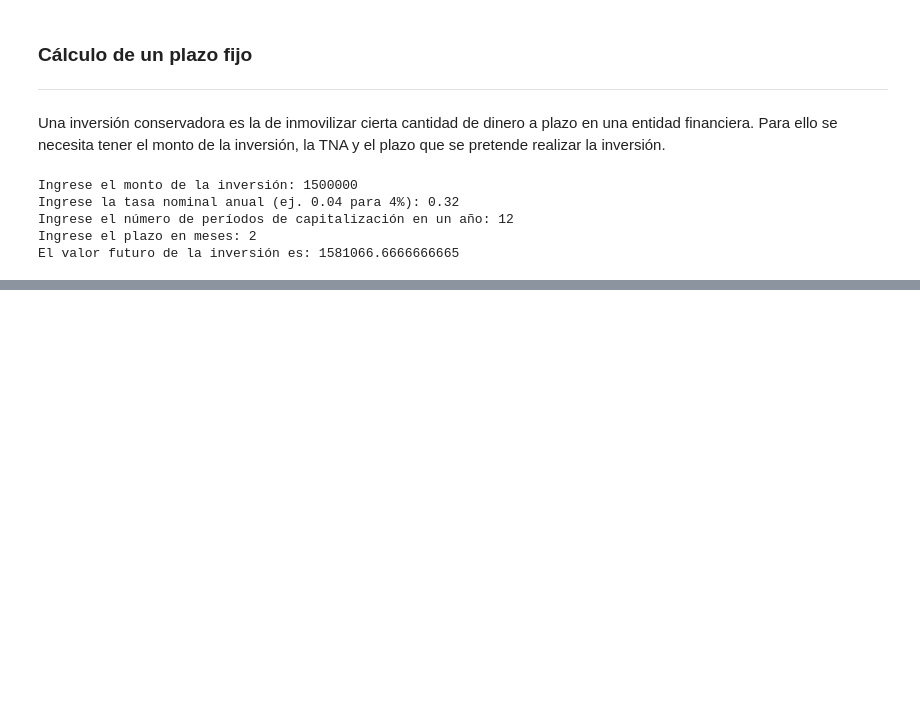
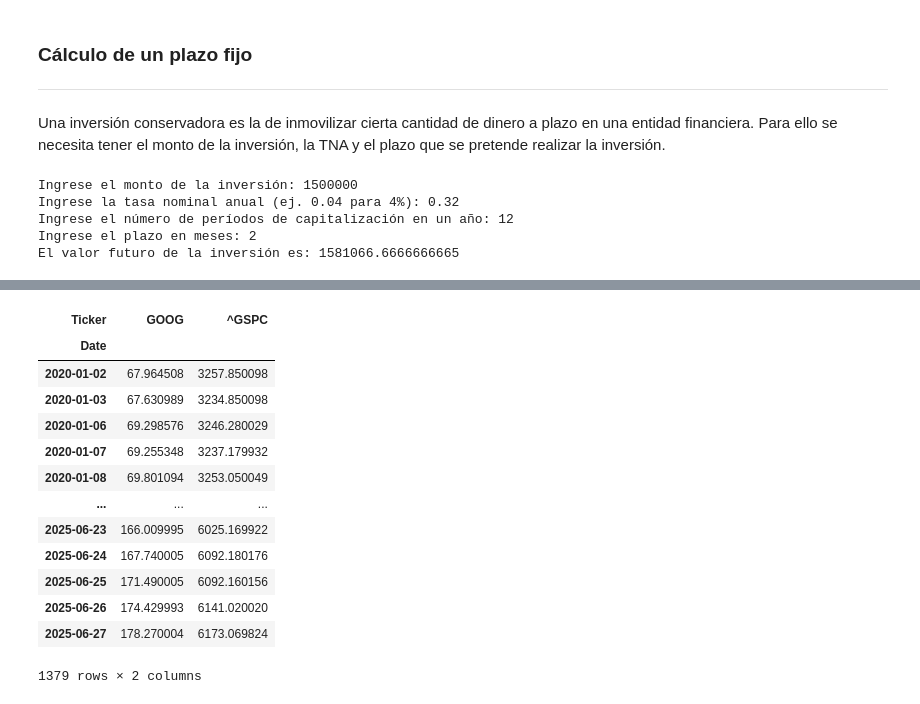
Before and after one commit to sbernasconi1975/financiero04, a Jupyter notebook: financiero04[v10].ipynb, the cells around one changed output, grey strips where cells are left out. Cells and saved outputs as stored; diff of their text form; code cells hidden in the pictures; blank space fills up the shorter version.

```diff
--- a/financiero04[v10].ipynb
+++ b/financiero04[v10].ipynb
@@ -235,0 +300,19 @@ El valor futuro de la inversión es: 1581066.6666666665
+# %%
+# Crear una tabla con los precios de cierre utilizando los datos de la tabla data
+data = data["Close"][["GOOG", "^GSPC"]]
+data
+# %% [output]
+| Ticker | GOOG | ^GSPC |
+| Date |  |  |
+| 2020-01-02 | 67.964508 | 3257.850098 |
+| 2020-01-03 | 67.630989 | 3234.850098 |
+| 2020-01-06 | 69.298576 | 3246.280029 |
+| 2020-01-07 | 69.255348 | 3237.179932 |
+| 2020-01-08 | 69.801094 | 3253.050049 |
+| ... | ... | ... |
+| 2025-06-23 | 166.009995 | 6025.169922 |
+| 2025-06-24 | 167.740005 | 6092.180176 |
+| 2025-06-25 | 171.490005 | 6092.160156 |
+| 2025-06-26 | 174.429993 | 6141.020020 |
+| 2025-06-27 | 178.270004 | 6173.069824 |
+1379 rows × 2 columns
```
Also changed, not shown: parts of 5 cells of this notebook.
